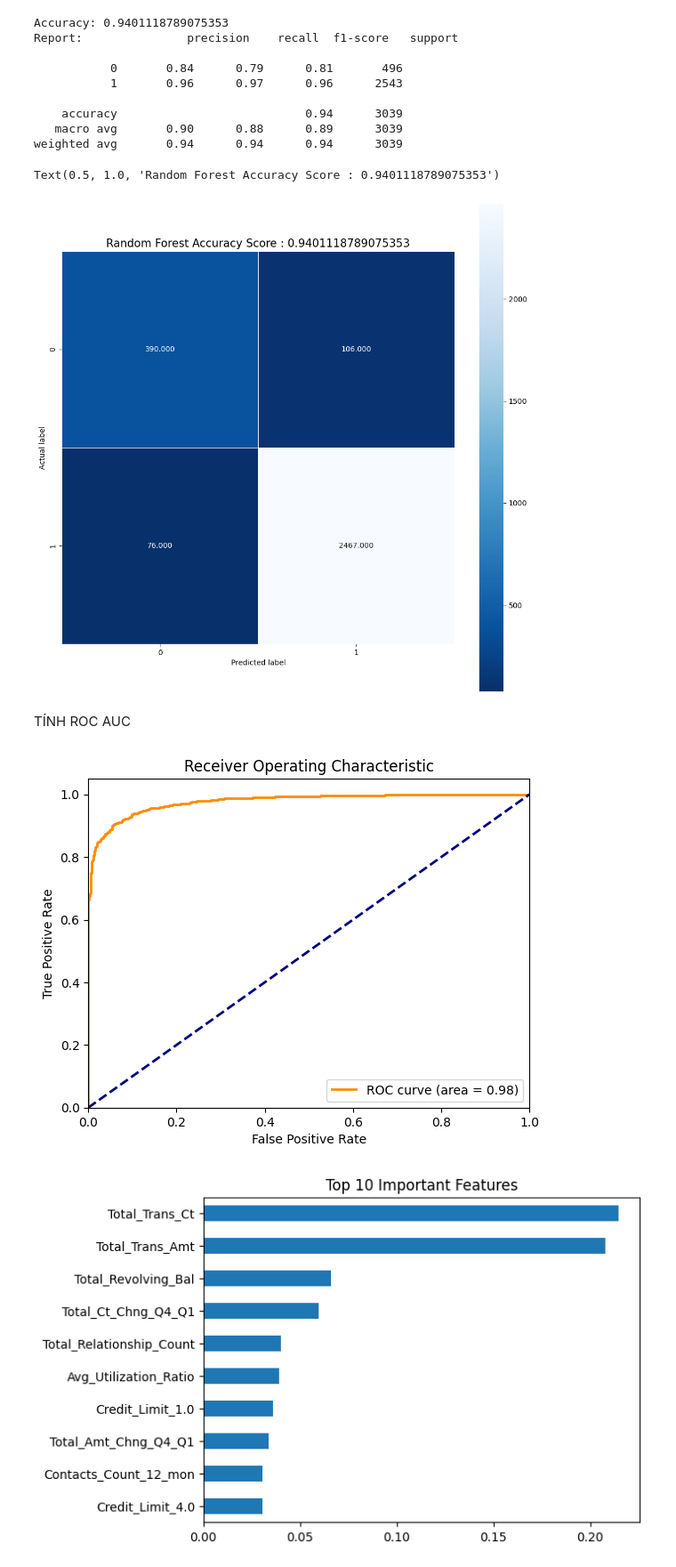
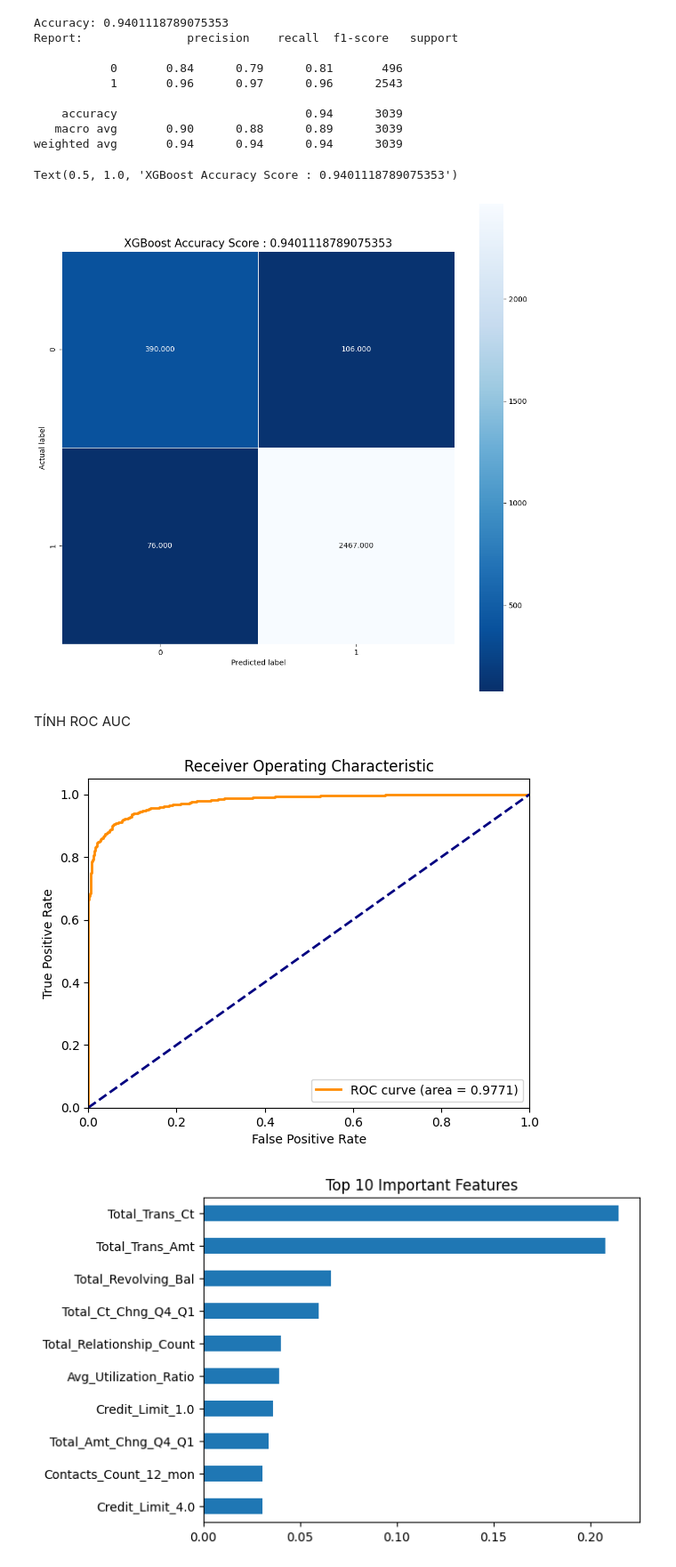
Before and after one commit to aiai142/CustomerChurn-DecisionTree-RF-XGB, a Jupyter notebook: 7-3/Oversampling/RandomSearch/XGBoost_RandomSearch.ipynb, the cells around one changed output. Shown at 89% size. Drawn from its saved outputs; the diff is of its cells as text; code cells hidden in the pictures.

```diff
--- a/7-3/Oversampling/RandomSearch/XGBoost_RandomSearch.ipynb
+++ b/7-3/Oversampling/RandomSearch/XGBoost_RandomSearch.ipynb
@@ -68,0 +91,12 @@ Fitting 3 folds for each of 25 candidates, totalling 75 fits
+# %%
+xgb_rd = xgb.XGBClassifier(
+    subsample = 0.6000000000000001,
+    n_estimators = 250,
+    min_child_weight = 0.1,
+    max_depth = 90,
+    gamma = 0,
+    eta = 0.1,
+    colsample_bytree = 0.4
+)
+# %%
+xgb_rd.fit(X_train_resampled,y_train_resampled)
@@ -87,11 +133,11 @@ plt.figure(figsize=(12,12))
 sns.heatmap(xgb_cm,annot=True,fmt=".3f",linewidths=.5,square=True,cmap="Blues_r")
 plt.ylabel('Actual label')
 plt.xlabel('Predicted label')
-title = 'Random Forest Accuracy Score : {0}'.format(xgb_score)
+title = 'XGBoost Accuracy Score : {0}'.format(xgb_score)
 plt.title(title,size=15)
 # %% [output]
-Text(0.5, 1.0, 'Random Forest Accuracy Score : 0.9401118789075353')
+Text(0.5, 1.0, 'XGBoost Accuracy Score : 0.9401118789075353')
-[figure, old version]
+[figure, new version]
 # %% [markdown]
 TÍNH ROC AUC
 # %%
@@ -105,15 +151,15 @@ roc_auc = auc(fpr, tpr)
 # %%
 # Vẽ đường cong ROC
 plt.figure()
-plt.plot(fpr, tpr, color='darkorange', lw=2, label='ROC curve (area = %0.2f)' % roc_auc)
+plt.plot(fpr, tpr, color='darkorange', lw=2, label='ROC curve (area = %0.4f)' % roc_auc)
 plt.plot([0, 1], [0, 1], color='navy', lw=2, linestyle='--')
 plt.xlim([0.0, 1.0])
 plt.ylim([0.0, 1.05])
 plt.xlabel('False Positive Rate')
 plt.ylabel('True Positive Rate')
 plt.title('Receiver Operating Characteristic')
 plt.legend(loc="lower right")
 plt.show()
 # %% [output]
-[figure, old version]
+[figure, new version]
 # %%
```
Also changed, not shown: parts of 6 cells of this notebook, 21 other files.
